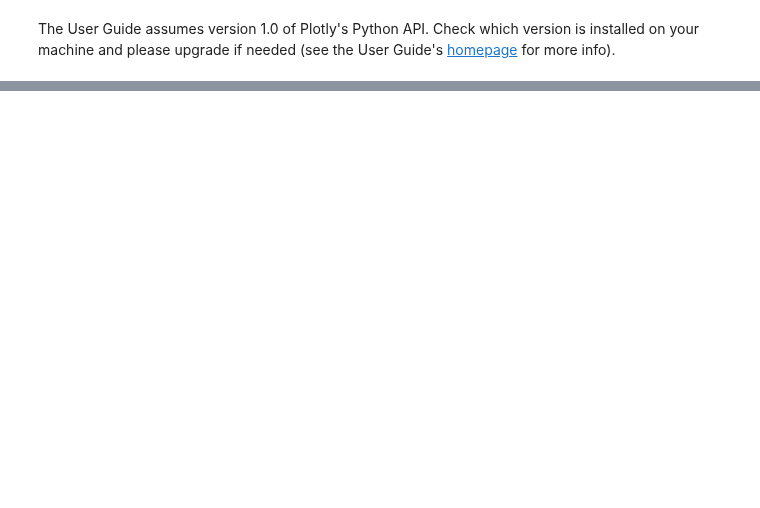
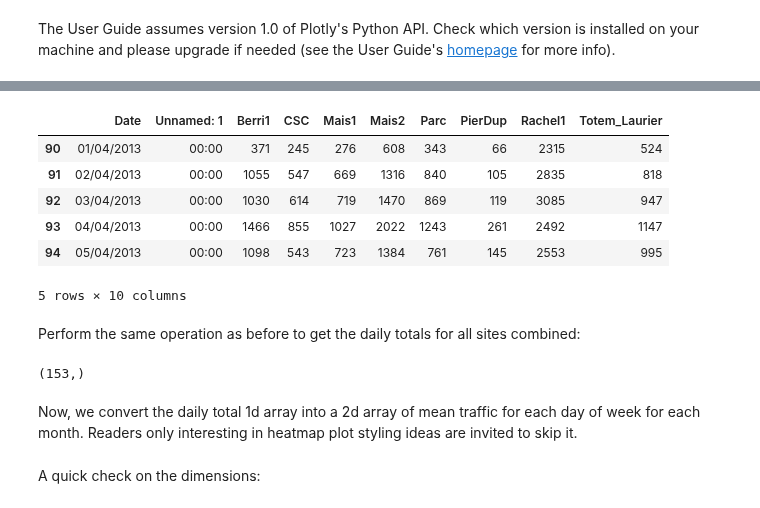
Before and after one commit to plotly/python-user-guide, a Jupyter notebook: s5_heatmaps/s5_heatmaps.ipynb, the cells around one changed output, grey strips where cells are left out. Cells and saved outputs as stored; diff of their text form; code cells hidden in the pictures; blank space fills up the shorter version.

```diff
--- a/s5_heatmaps/s5_heatmaps.ipynb
+++ b/s5_heatmaps/s5_heatmaps.ipynb
@@ -257,0 +376,32 @@ previous section (coming soon) </h4>
+# %%
+# List of booleans corresponding to days in Apr to Aug
+i_AprAug = ['/01/' not in date and '/02/' not in date and '/03/' not in date
+            for date in df_JanAug['Date']]
+
+# Trim the Jan, Feb and Mar days in df_JanAug
+df = df_JanAug[i_AprAug]
+
+df.head()  # dataframe now starts on April 1st
+# %% [output]
+|  | Date | Unnamed: 1 | Berri1 | CSC | Mais1 | Mais2 | Parc | PierDup | Rachel1 | Totem_Laurier |
+| 90 | 01/04/2013 | 00:00 | 371 | 245 | 276 | 608 | 343 | 66 | 2315 | 524 |
+| 91 | 02/04/2013 | 00:00 | 1055 | 547 | 669 | 1316 | 840 | 105 | 2835 | 818 |
+| 92 | 03/04/2013 | 00:00 | 1030 | 614 | 719 | 1470 | 869 | 119 | 3085 | 947 |
+| 93 | 04/04/2013 | 00:00 | 1466 | 855 | 1027 | 2022 | 1243 | 261 | 2492 | 1147 |
+| 94 | 05/04/2013 | 00:00 | 1098 | 543 | 723 | 1384 | 761 | 145 | 2553 | 995 |
+5 rows × 10 columns
+# %% [markdown]
+Perform the same operation as before to get the daily totals for all sites combined:
+# %%
+# Row sum of dataframe, get a numpy array
+z = np.array(df.sum(axis=1).tolist())
+
+# The dataframe .sum() method ignores non-number (e.g. the date strings)
+# while computing the row (with axis=1) sum.
+
+# The resulting array is 1d, 1 entry per date from Apr to Aug
+z.shape
+# %% [output]
+(153,)
+# %% [markdown]
+Now, we convert the daily total 1d array into a 2d array of mean traffic for each day of week for each month. Readers only interesting in heatmap plot styling ideas are invited to skip it.
@@ -257,0 +469,2 @@ previous section (coming soon) </h4>
+# %% [markdown]
+A quick check on the dimensions:
```
Also changed, not shown: parts of 116 cells of this notebook.
